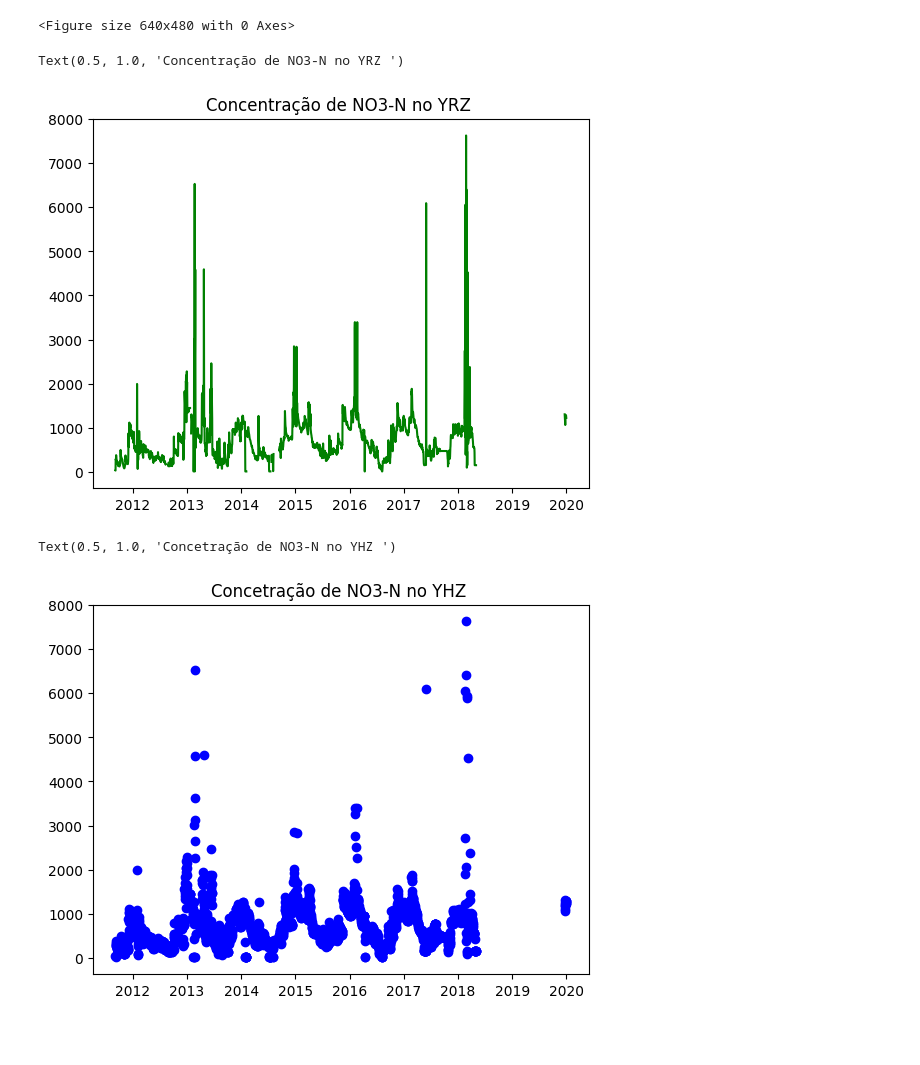
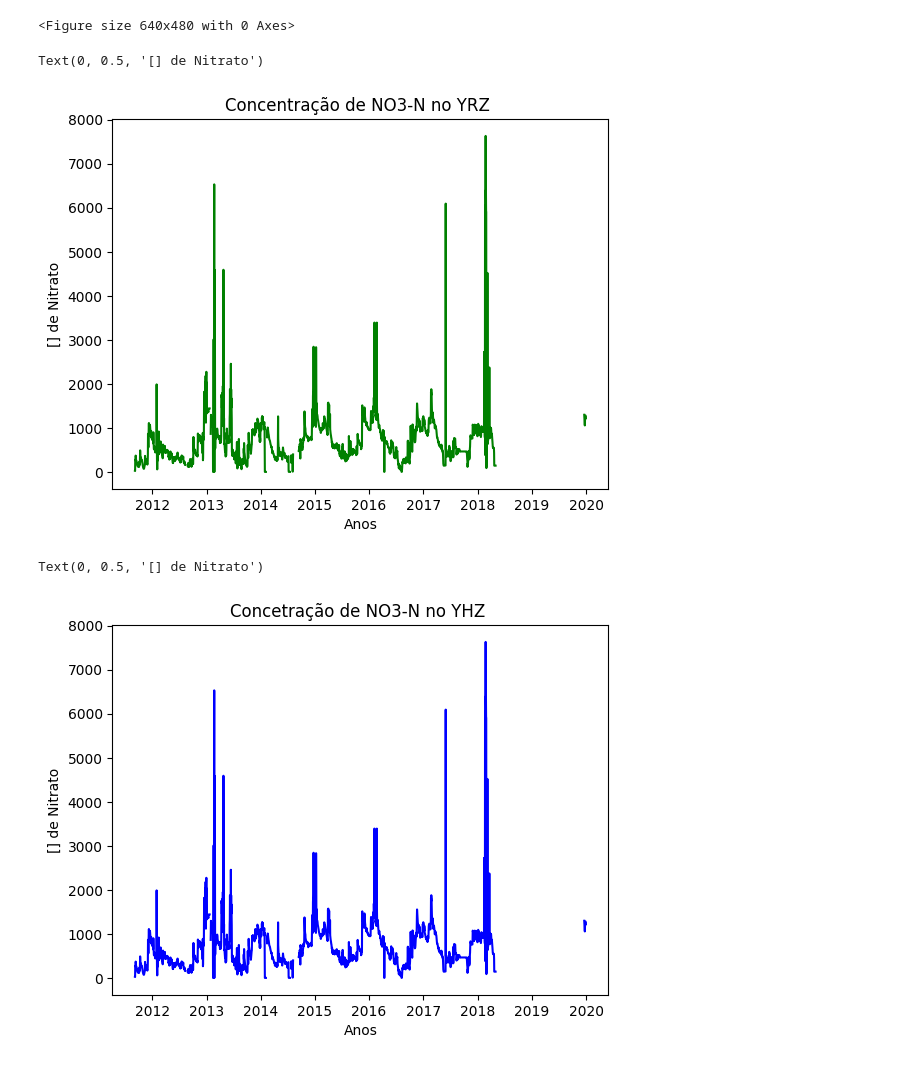
Before and after one commit to Larissa0403/ENS410064, a Jupyter notebook: nitrato código certo.ipynb, the cells around one changed output. Cells and saved outputs as stored; diff of their text form; code cells hidden in the pictures; blank space fills up the shorter version.

```diff
--- a/nitrato código certo.ipynb
+++ b/nitrato código certo.ipynb
@@ -116,13 +120,17 @@ plt.figure()
 # %%
 plt.plot(datas, valores, label='NO3-N_ugL_YRZ', color='green')
 plt.title ('Concentração de NO3-N no YRZ ')
+plt.xlabel('Anos')
+plt.ylabel('[] de Nitrato')
 # %% [output]
-Text(0.5, 1.0, 'Concentração de NO3-N no YRZ ')
+Text(0, 0.5, '[] de Nitrato')
-[figure, old version]
+[figure, new version]
 # %%
 #Plotando o gráfico de dispersão em função do tempo
-plt.scatter(datas, valores, label='NO3-N_ugL_YHZ', color='blue')
+plt.plot(datas, valores, label='NO3-N_ugL_YHZ', color='blue')
 plt.title ('Concetração de NO3-N no YHZ ')
+plt.xlabel('Anos')
+plt.ylabel('[] de Nitrato')
 # %% [output]
-Text(0.5, 1.0, 'Concetração de NO3-N no YHZ ')
+Text(0, 0.5, '[] de Nitrato')
-[figure, old version]
+[figure, new version]
```
Also changed, not shown: parts of 2 cells of this notebook.
